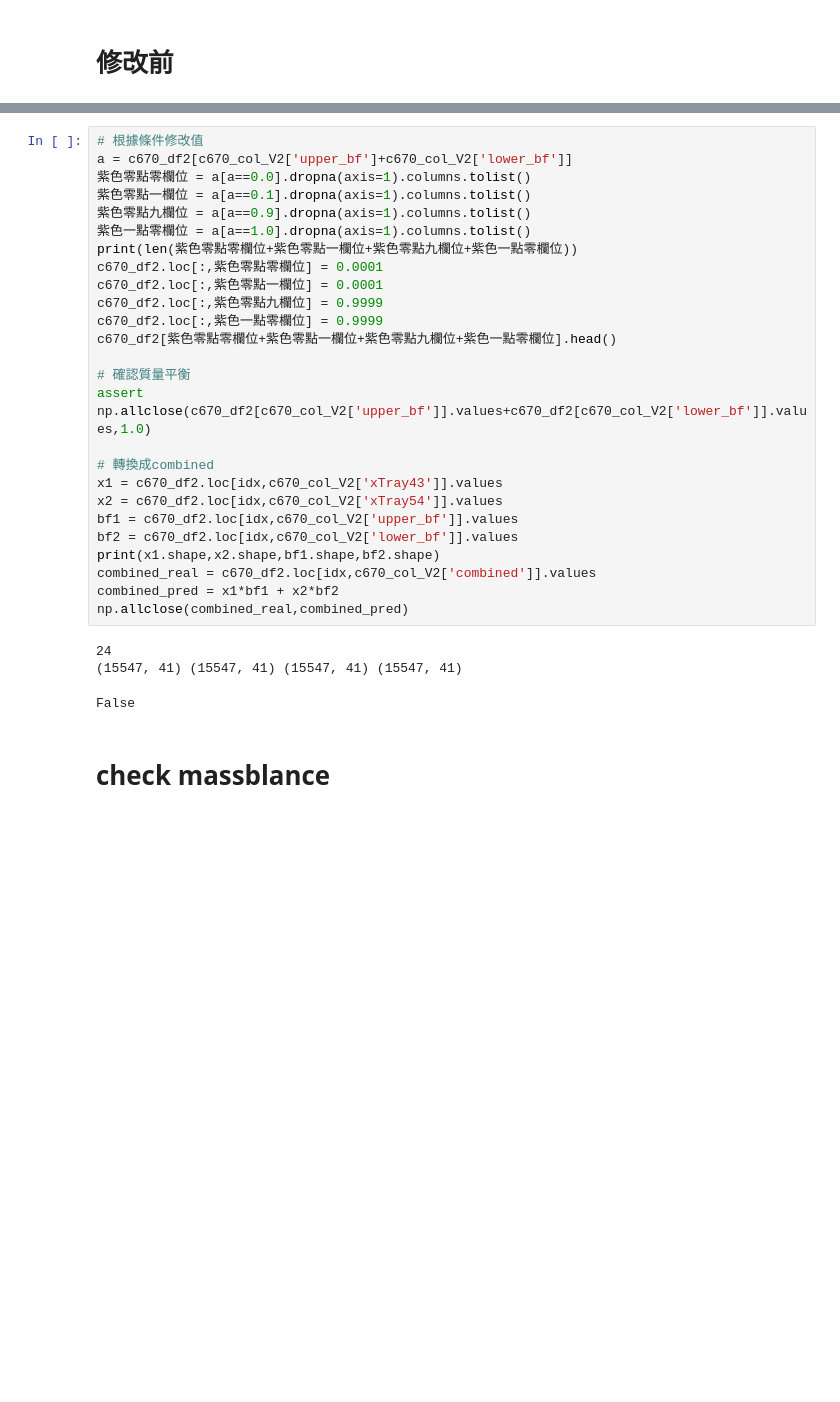
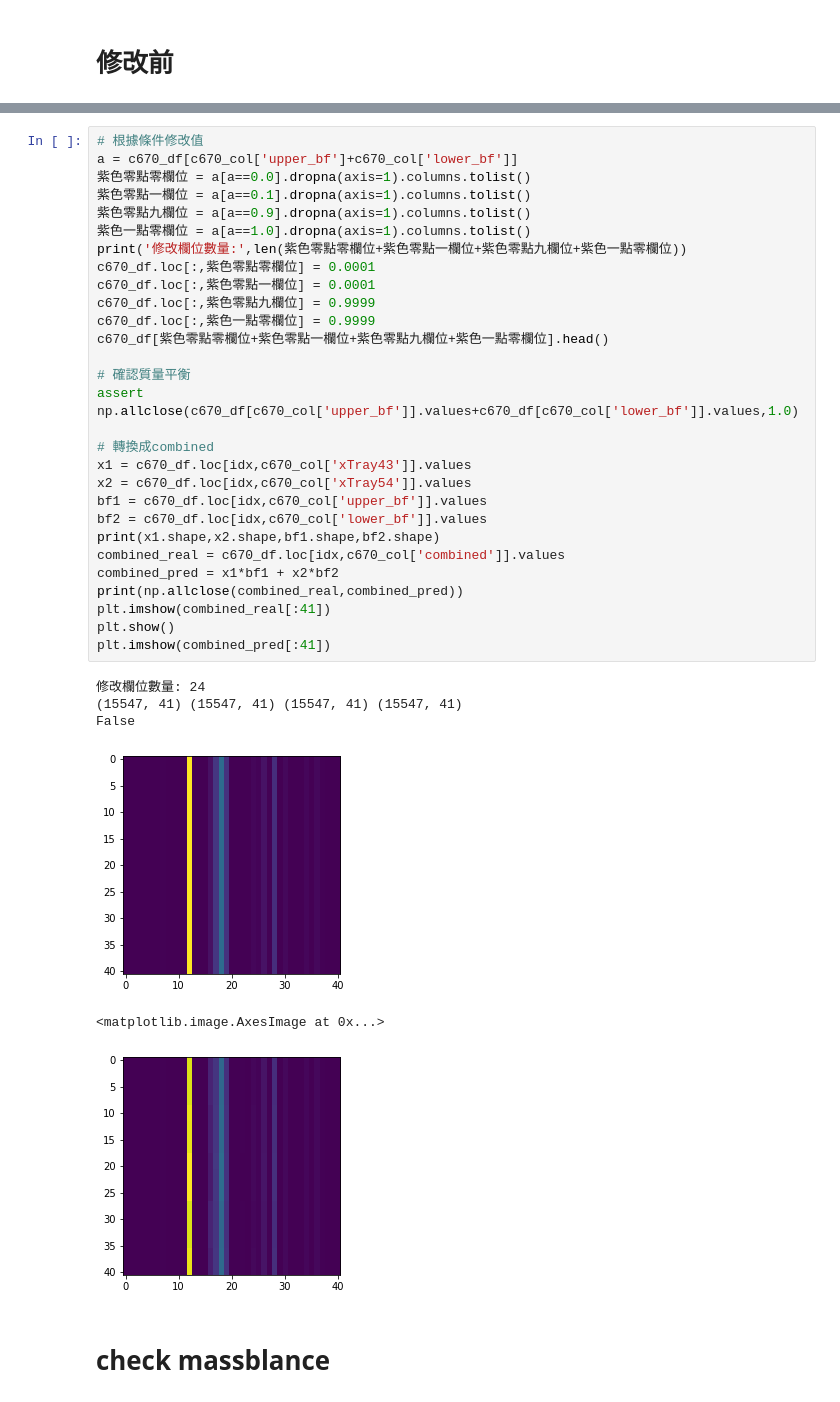
Before and after one commit to skywalker0803r/c620, a Jupyter notebook: notebook/data analysis.ipynb, the cells around one changed output, grey strips where cells are left out. Saved outputs shown, nothing was run; the diff lists cells and outputs as text; blank space fills up the shorter version.

```diff
--- a/notebook/data analysis.ipynb
+++ b/notebook/data analysis.ipynb
@@ -118,34 +102,40 @@ np.allclose(c670_df2[c670_col_V2['upper_bf']].values+c670_df2[c670_col_V2['lower
 True
 # %%
 # 根據條件修改值
-a = c670_df2[c670_col_V2['upper_bf']+c670_col_V2['lower_bf']]
+a = c670_df[c670_col['upper_bf']+c670_col['lower_bf']]
 紫色零點零欄位 = a[a==0.0].dropna(axis=1).columns.tolist()
 紫色零點一欄位 = a[a==0.1].dropna(axis=1).columns.tolist()
 紫色零點九欄位 = a[a==0.9].dropna(axis=1).columns.tolist()
 紫色一點零欄位 = a[a==1.0].dropna(axis=1).columns.tolist()
-print(len(紫色零點零欄位+紫色零點一欄位+紫色零點九欄位+紫色一點零欄位))
-c670_df2.loc[:,紫色零點零欄位] = 0.0001
-c670_df2.loc[:,紫色零點一欄位] = 0.0001
-c670_df2.loc[:,紫色零點九欄位] = 0.9999
-c670_df2.loc[:,紫色一點零欄位] = 0.9999
-c670_df2[紫色零點零欄位+紫色零點一欄位+紫色零點九欄位+紫色一點零欄位].head()
+print('修改欄位數量:',len(紫色零點零欄位+紫色零點一欄位+紫色零點九欄位+紫色一點零欄位))
+c670_df.loc[:,紫色零點零欄位] = 0.0001
+c670_df.loc[:,紫色零點一欄位] = 0.0001
+c670_df.loc[:,紫色零點九欄位] = 0.9999
+c670_df.loc[:,紫色一點零欄位] = 0.9999
+c670_df[紫色零點零欄位+紫色零點一欄位+紫色零點九欄位+紫色一點零欄位].head()
 
 # 確認質量平衡
-assert np.allclose(c670_df2[c670_col_V2['upper_bf']].values+c670_df2[c670_col_V2['lower_bf']].values,1.0)
+assert np.allclose(c670_df[c670_col['upper_bf']].values+c670_df[c670_col['lower_bf']].values,1.0)
 
 # 轉換成combined
-x1 = c670_df2.loc[idx,c670_col_V2['xTray43']].values
-x2 = c670_df2.loc[idx,c670_col_V2['xTray54']].values
-bf1 = c670_df2.loc[idx,c670_col_V2['upper_bf']].values
-bf2 = c670_df2.loc[idx,c670_col_V2['lower_bf']].values
+x1 = c670_df.loc[idx,c670_col['xTray43']].values
+x2 = c670_df.loc[idx,c670_col['xTray54']].values
+bf1 = c670_df.loc[idx,c670_col['upper_bf']].values
+bf2 = c670_df.loc[idx,c670_col['lower_bf']].values
 print(x1.shape,x2.shape,bf1.shape,bf2.shape)
-combined_real = c670_df2.loc[idx,c670_col_V2['combined']].values
+combined_real = c670_df.loc[idx,c670_col['combined']].values
 combined_pred = x1*bf1 + x2*bf2
-np.allclose(combined_real,combined_pred)
+print(np.allclose(combined_real,combined_pred))
+plt.imshow(combined_real[:41])
+plt.show()
+plt.imshow(combined_pred[:41])
 # %% [output]
-24
+修改欄位數量: 24
 (15547, 41) (15547, 41) (15547, 41) (15547, 41)
+False
+[figure, added]
-False
+<matplotlib.image.AxesImage at 0x...>
+[figure, added]
 # %% [markdown]
 # check massblance
 # %%
```
Also changed, not shown: parts of 9 cells of this notebook.
